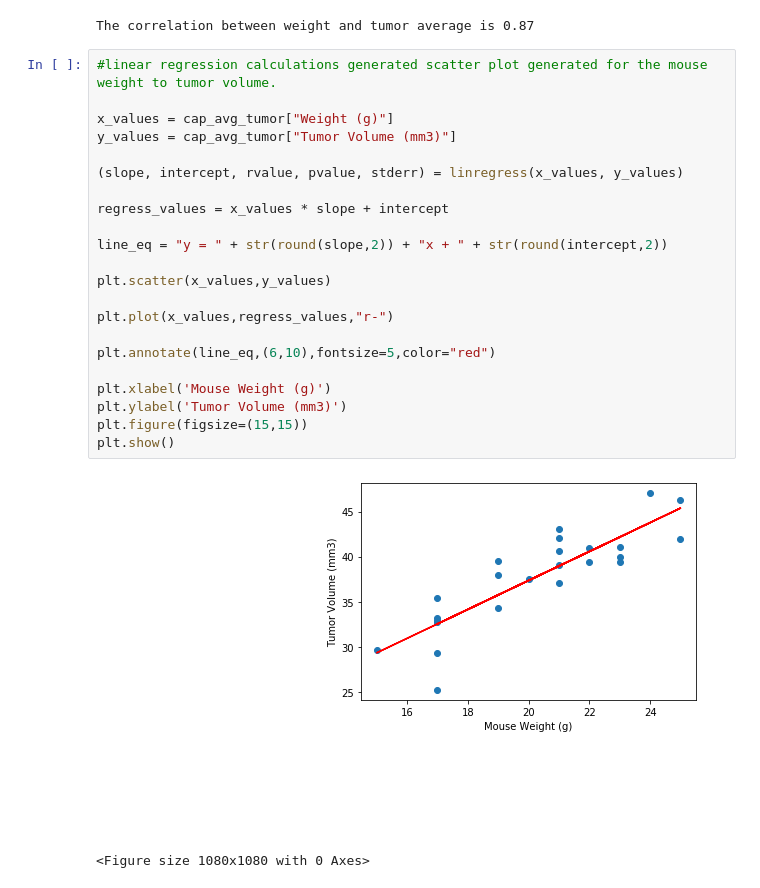
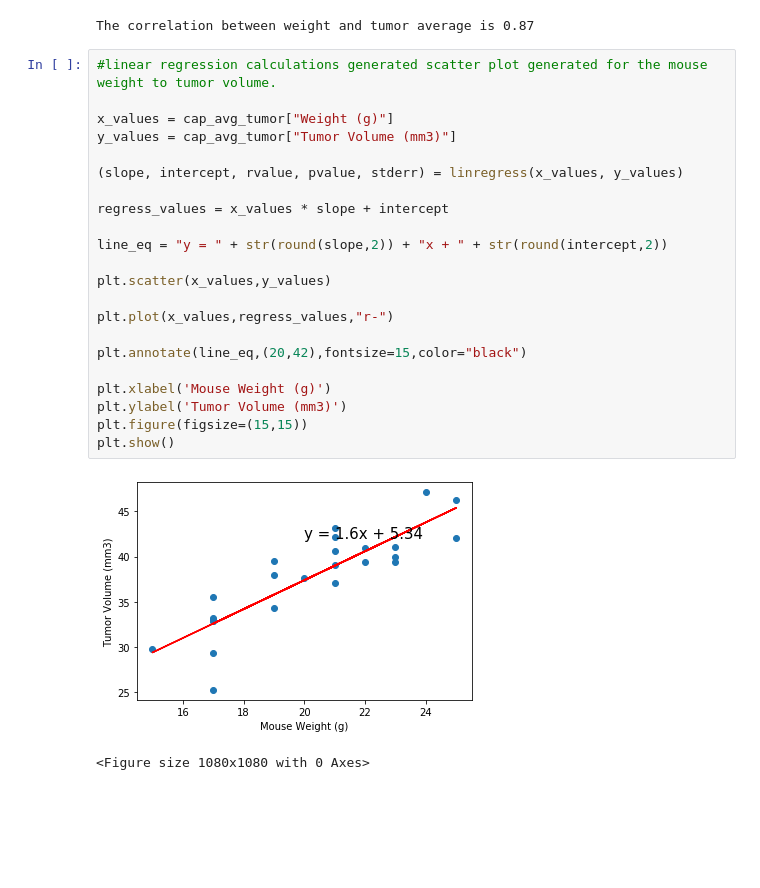
Before and after one commit to narayanan-nithya/Pymaceuticals_Matplotlib_Visualization, a Jupyter notebook: Nithya_Pymaceuticals.ipynb, the cells around one changed output. Saved outputs shown, nothing was run; the diff lists cells and outputs as text; blank space fills up the shorter version.

```diff
--- a/Nithya_Pymaceuticals.ipynb
+++ b/Nithya_Pymaceuticals.ipynb
@@ -486,25 +486,25 @@ The correlation between weight and tumor average is 0.87
 # %%
 #linear regression calculations generated scatter plot generated for the mouse weight to tumor volume.
 
 x_values = cap_avg_tumor["Weight (g)"]
 y_values = cap_avg_tumor["Tumor Volume (mm3)"]
 
 (slope, intercept, rvalue, pvalue, stderr) = linregress(x_values, y_values)
 
 regress_values = x_values * slope + intercept
 
 line_eq = "y = " + str(round(slope,2)) + "x + " + str(round(intercept,2))
 
 plt.scatter(x_values,y_values)
 
 plt.plot(x_values,regress_values,"r-")
 
-plt.annotate(line_eq,(6,10),fontsize=5,color="red")
+plt.annotate(line_eq,(20,42),fontsize=15,color="black")
 
 plt.xlabel('Mouse Weight (g)')
 plt.ylabel('Tumor Volume (mm3)')
 plt.figure(figsize=(15,15))
 plt.show()
 # %% [output]
-[figure, old version]
+[figure, new version]
 <Figure size 1080x1080 with 0 Axes>
```
Also changed, not shown: 1 other file.
